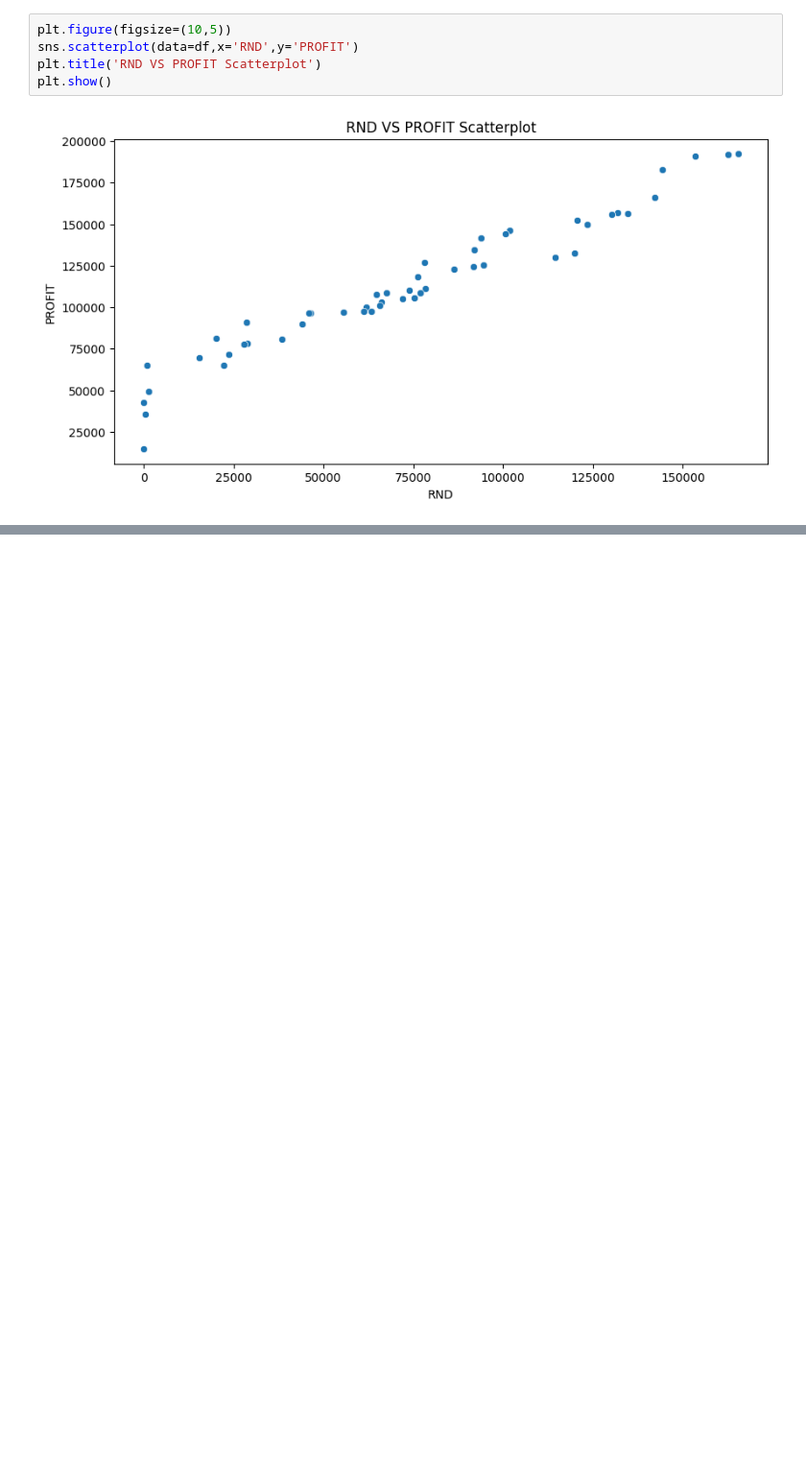
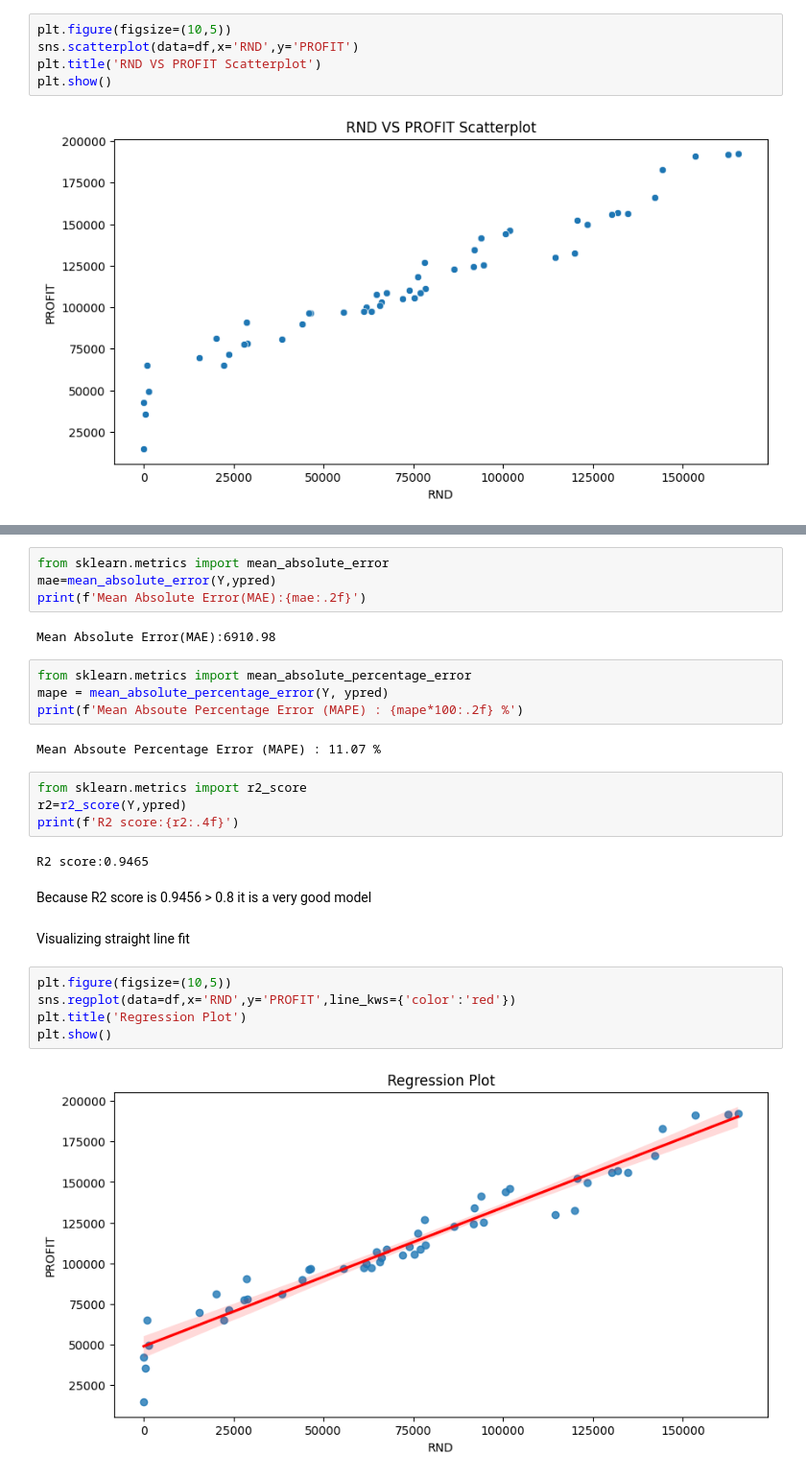
Before and after one commit to souviksamantabitu/MECHINE_LEARNING, a Jupyter notebook: Simple Linear Regression/SLR.ipynb, the cells around one changed output, grey strips where cells are left out. Shown at 96% size. Cells and saved outputs as stored; diff of their text form; blank space fills up the shorter version.

```diff
--- a/Simple Linear Regression/SLR.ipynb
+++ b/Simple Linear Regression/SLR.ipynb
@@ -77,0 +123,29 @@ plt.show()
+# %%
+from sklearn.metrics import mean_absolute_error
+mae=mean_absolute_error(Y,ypred)
+print(f'Mean Absolute Error(MAE):{mae:.2f}')
+# %% [output]
+Mean Absolute Error(MAE):6910.98
+# %%
+from sklearn.metrics import mean_absolute_percentage_error
+mape = mean_absolute_percentage_error(Y, ypred)
+print(f'Mean Absoute Percentage Error (MAPE) : {mape*100:.2f} %')
+# %% [output]
+Mean Absoute Percentage Error (MAPE) : 11.07 %
+# %%
+from sklearn.metrics import r2_score
+r2=r2_score(Y,ypred)
+print(f'R2 score:{r2:.4f}')
+# %% [output]
+R2 score:0.9465
+# %% [markdown]
+Because R2 score is 0.9456 > 0.8 it is a very good model
+# %% [markdown]
+Visualizing straight line fit
+# %%
+plt.figure(figsize=(10,5))
+sns.regplot(data=df,x='RND',y='PROFIT',line_kws={'color':'red'})
+plt.title('Regression Plot')
+plt.show()
+# %% [output]
+[figure, added]
```
Also changed, not shown: parts of 11 cells of this notebook, 4 other files.
